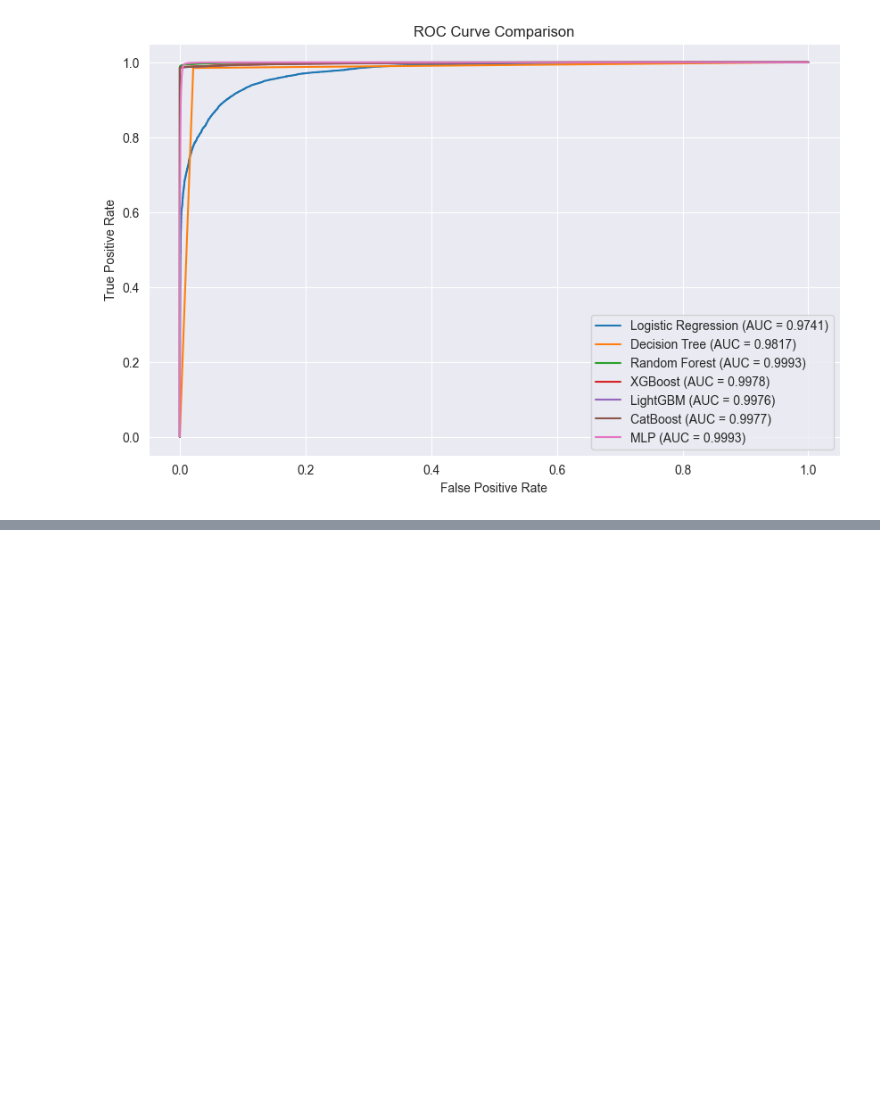
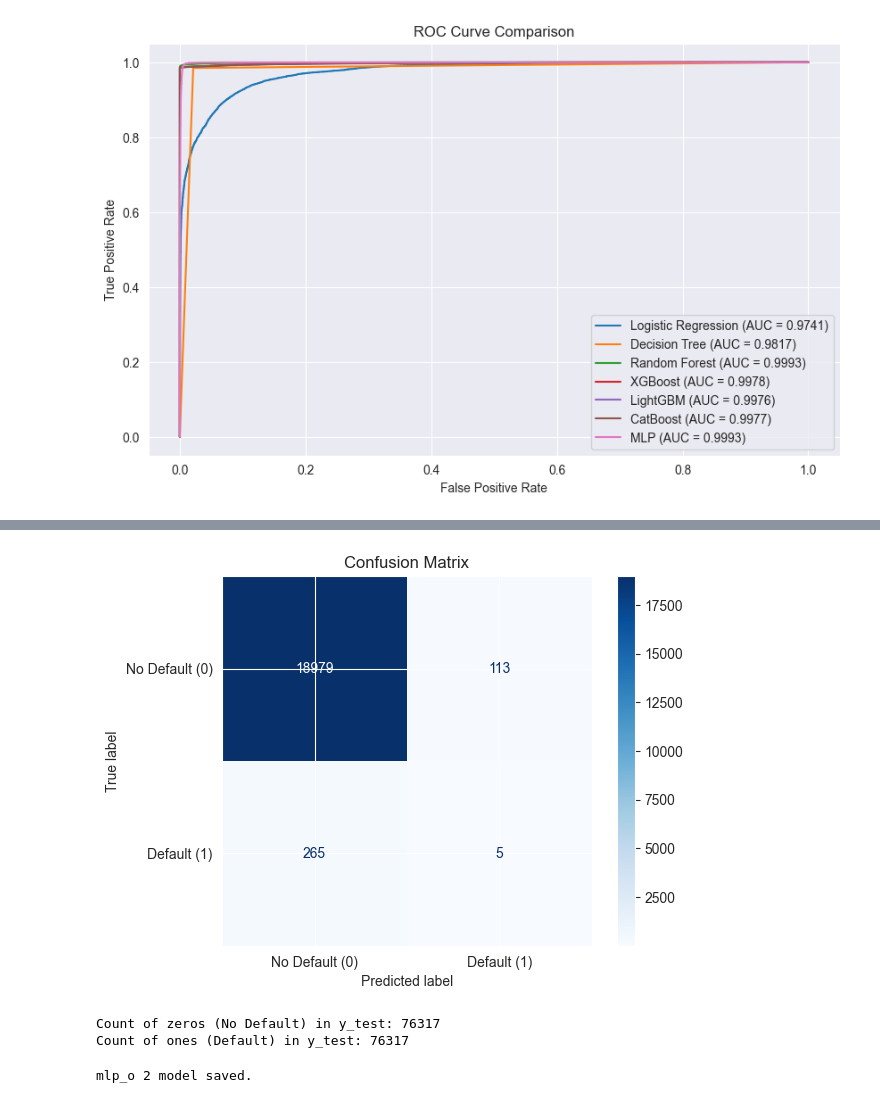
Before and after one commit to Userfrom1995/CreditCard_Predictions, a Jupyter notebook: main.ipynb, the cells around one changed output, grey strips where cells are left out. Cells and saved outputs as stored; diff of their text form; code cells hidden in the pictures; blank space fills up the shorter version.

```diff
--- a/main.ipynb
+++ b/main.ipynb
@@ -1356,0 +1424,35 @@ plt.show()
+# %%
+data = pd.read_csv("Dev_data_to_be_shared.csv")  # Replace with your file path
+X = data.drop(columns=["bad_flag","account_number"])  # Features
+y = data["bad_flag"]  # Target
+X.fillna(0, inplace=True)
+
+# Split data into train and test sets
+X_train, X_test, y_train, y_test = train_test_split(X, y, test_size=0.2, random_state=42)
+
+# Apply SMOTE-Tomek to the training data
+smt = SMOTETomek(random_state=42)
+X_train_resampled, y_train_resampled = smt.fit_resample(X_train, y_train)
+
+# Standardize the features
+scaler = StandardScaler()
+X_train_resampled_scaled = scaler.fit_transform(X_train_resampled)
+X_test_scaled = scaler.transform(X_test)
+# %%
+# Train the MLP model
+mlp = MLPClassifier(hidden_layer_sizes=(100, 50), max_iter=200, random_state=42,early_stopping=True,verbose=True)
+print("Training MLP...")
+mlp.fit(X_train_resampled_scaled, y_train_resampled)
+print(f"Number of iterations completed: {mlp.n_iter_}")
+
+# Make predictions
+y_pred = mlp.predict(X_test_scaled)
+y_probs = mlp.predict_proba(X_test_scaled)[:, 1]
+print("\nConfusion Matrix:")
+print(confusion_matrix(y_test, y_pred))
+
+print("\nClassification Report:")
+print(classification_report(y_test, y_pred))
+
+auc_score = roc_auc_score(y_test, y_probs)
+print(f"\nAUC Score: {auc_score:.4f}")
@@ -1356,0 +1495,24 @@ plt.show()
+# %%
+# Plot the confusion matrix
+from sklearn.metrics import ConfusionMatrixDisplay
+cm = confusion_matrix(y_test, y_pred)
+disp = ConfusionMatrixDisplay(confusion_matrix=cm, display_labels=['No Default (0)', 'Default (1)'])
+disp.plot(cmap=plt.cm.Blues)
+plt.title("Confusion Matrix")
+plt.show()
+# %% [output]
+[figure, added]
+# %%
+# Count the occurrences of each class (0 and 1) in the target variable y_test
+class_counts_test = y_train_resampled.value_counts()
+
+print(f"Count of zeros (No Default) in y_test: {class_counts_test[0]}")
+print(f"Count of ones (Default) in y_test: {class_counts_test[1]}")
+# %% [output]
+Count of zeros (No Default) in y_test: 76317
+Count of ones (Default) in y_test: 76317
+# %%
+joblib.dump(mlp_o, f'mlpo_model.pkl')
+print(f"mlp_o 2 model saved.\n")
+# %% [output]
+mlp_o 2 model saved.
```
Also changed, not shown: parts of 35 cells of this notebook, 12 other files.
